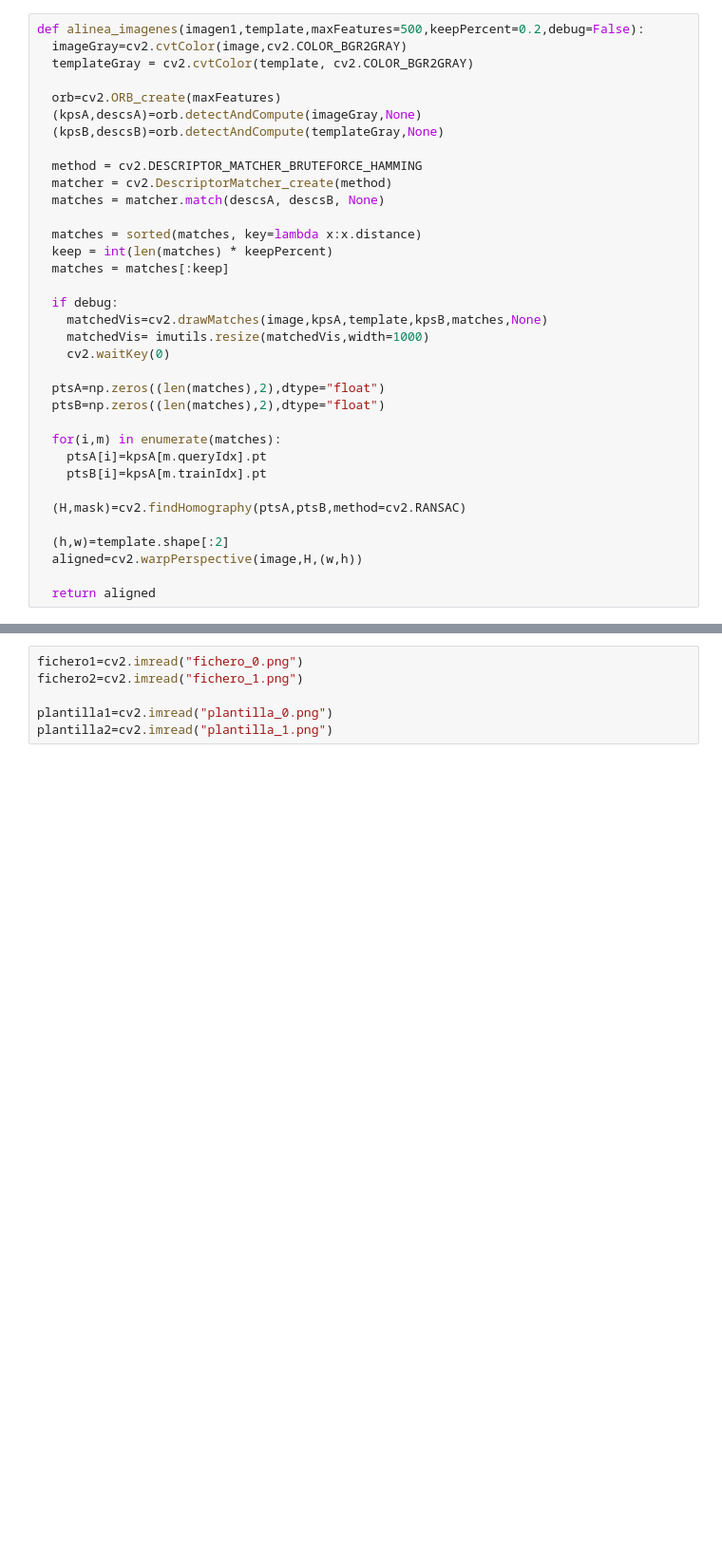
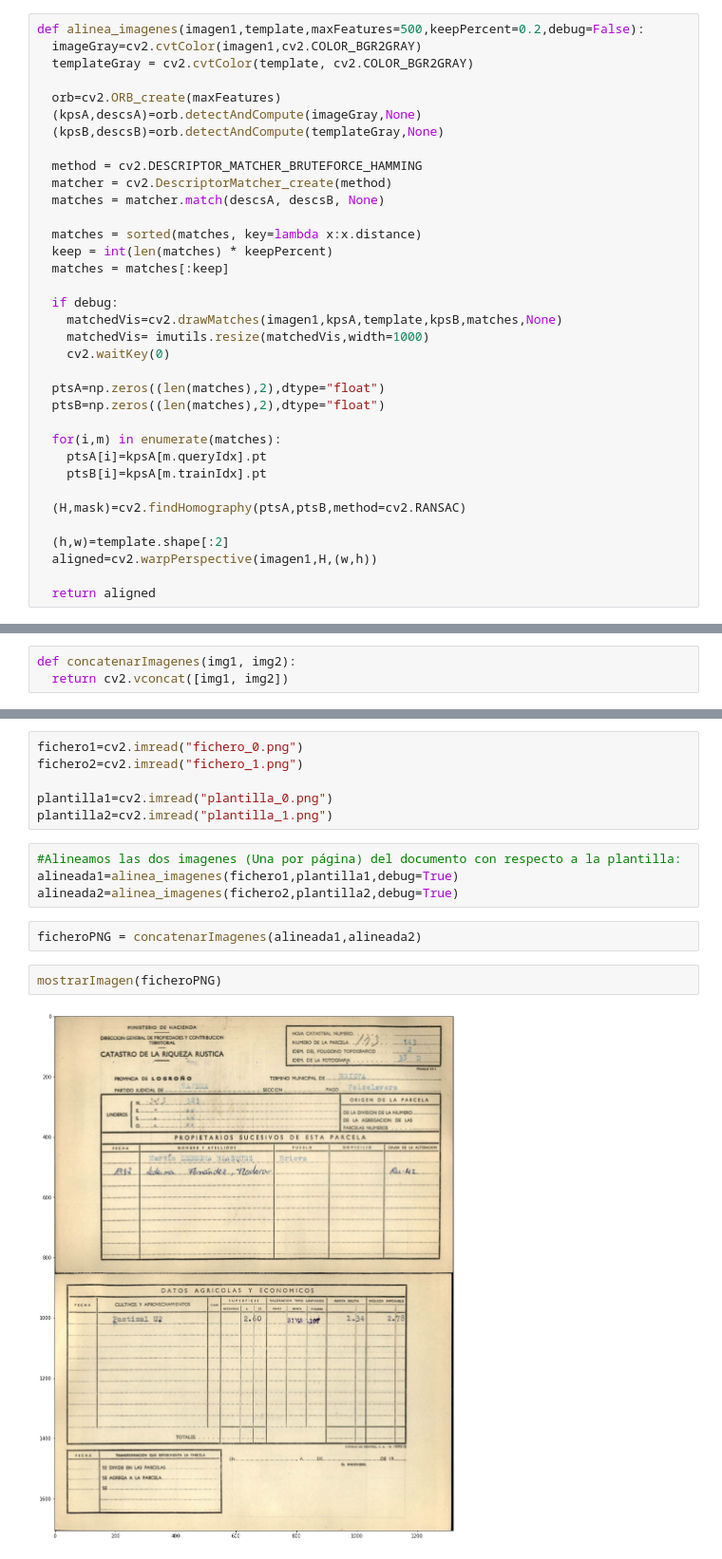
Before and after one commit to IA2021UR/trabajo-ia-en-la-comunidad-de-la-rioja-equipo-2, a Jupyter notebook: RESULTADO.ipynb, the cells around one changed output, grey strips where cells are left out. Shown at 95% size. Saved outputs shown, nothing was run; the diff lists cells and outputs as text; blank space fills up the shorter version.

```diff
--- a/RESULTADO.ipynb
+++ b/RESULTADO.ipynb
@@ -36,7 +49,7 @@ def conversorPDF_PNG(nombreFichero, pathOrigen, pathDestino):
 ##Función para alinear imágenes
 # %%
 def alinea_imagenes(imagen1,template,maxFeatures=500,keepPercent=0.2,debug=False):
-  imageGray=cv2.cvtColor(image,cv2.COLOR_BGR2GRAY)
+  imageGray=cv2.cvtColor(imagen1,cv2.COLOR_BGR2GRAY)
   templateGray = cv2.cvtColor(template, cv2.COLOR_BGR2GRAY)
 
   orb=cv2.ORB_create(maxFeatures)
@@ -52,7 +65,7 @@ def alinea_imagenes(imagen1,template,maxFeatures=500,keepPercent=0.2,debug=False
   matches = matches[:keep]
 
   if debug:
-    matchedVis=cv2.drawMatches(image,kpsA,template,kpsB,matches,None)
+    matchedVis=cv2.drawMatches(imagen1,kpsA,template,kpsB,matches,None)
     matchedVis= imutils.resize(matchedVis,width=1000)
     cv2.waitKey(0)
 
@@ -66,6 +79,6 @@ def alinea_imagenes(imagen1,template,maxFeatures=500,keepPercent=0.2,debug=False
   (H,mask)=cv2.findHomography(ptsA,ptsB,method=cv2.RANSAC)
 
   (h,w)=template.shape[:2]
-  aligned=cv2.warpPerspective(image,H,(w,h))
+  aligned=cv2.warpPerspective(imagen1,H,(w,h))
 
   return aligned
@@ -72,2 +87,5 @@ def alinea_imagenes(imagen1,template,maxFeatures=500,keepPercent=0.2,debug=False
+# %%
+def concatenarImagenes(img1, img2):
+  return cv2.vconcat([img1, img2])
 # %% [markdown]
 ##Instrucciones
@@ -80,3 +99,13 @@ fichero2=cv2.imread("fichero_1.png")
 
 plantilla1=cv2.imread("plantilla_0.png")
 plantilla2=cv2.imread("plantilla_1.png")
+# %%
+#Alineamos las dos imagenes (Una por página) del documento con respecto a la plantilla:
+alineada1=alinea_imagenes(fichero1,plantilla1,debug=True)
+alineada2=alinea_imagenes(fichero2,plantilla2,debug=True)
+# %%
+ficheroPNG = concatenarImagenes(alineada1,alineada2)
+# %%
+mostrarImagen(ficheroPNG)
+# %% [output]
+[figure, added]
```
Also changed, not shown: parts of 6 cells of this notebook.
